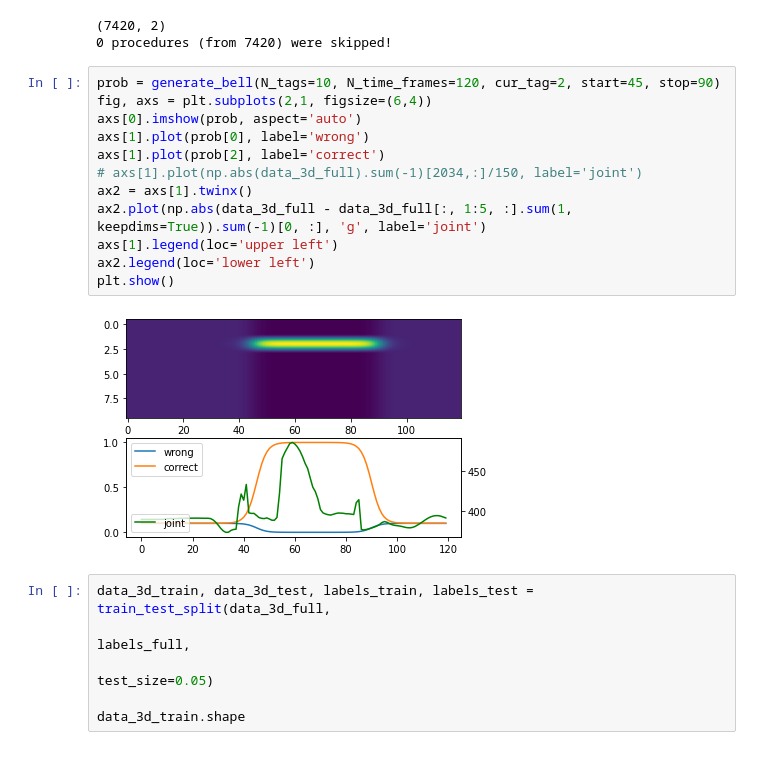
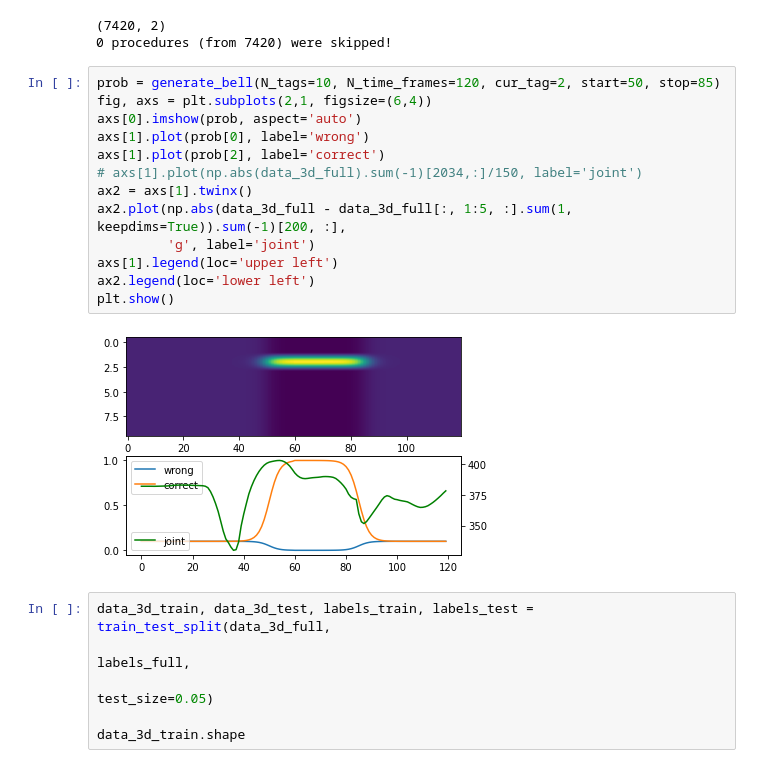
Before and after one commit to kotlyar-shapirov/Gesture_recognition, a Jupyter notebook: LSTM_bell_prob.ipynb, the cells around one changed output. Saved outputs shown, nothing was run; the diff lists cells and outputs as text.

```diff
--- a/LSTM_bell_prob.ipynb
+++ b/LSTM_bell_prob.ipynb
@@ -99,19 +99,20 @@ data_3d_full = align_tensor_by_se(data_3d_full, se, s_e_new=[30, 90])
 (7420, 2)
 0 procedures (from 7420) were skipped!
 # %%
-prob = generate_bell(N_tags=10, N_time_frames=120, cur_tag=2, start=45, stop=90)
+prob = generate_bell(N_tags=10, N_time_frames=120, cur_tag=2, start=50, stop=85)
 fig, axs = plt.subplots(2,1, figsize=(6,4))
 axs[0].imshow(prob, aspect='auto')
 axs[1].plot(prob[0], label='wrong')
 axs[1].plot(prob[2], label='correct')
 # axs[1].plot(np.abs(data_3d_full).sum(-1)[2034,:]/150, label='joint')
 ax2 = axs[1].twinx()
-ax2.plot(np.abs(data_3d_full - data_3d_full[:, 1:5, :].sum(1, keepdims=True)).sum(-1)[0, :], 'g', label='joint')
+ax2.plot(np.abs(data_3d_full - data_3d_full[:, 1:5, :].sum(1, keepdims=True)).sum(-1)[200, :],
+         'g', label='joint')
 axs[1].legend(loc='upper left')
 ax2.legend(loc='lower left')
 plt.show()
 # %% [output]
-[figure, old version]
+[figure, new version]
 # %%
 data_3d_train, data_3d_test, labels_train, labels_test = train_test_split(data_3d_full,
                                                                           labels_full,
```
Also changed, not shown: parts of 16 cells of this notebook.
